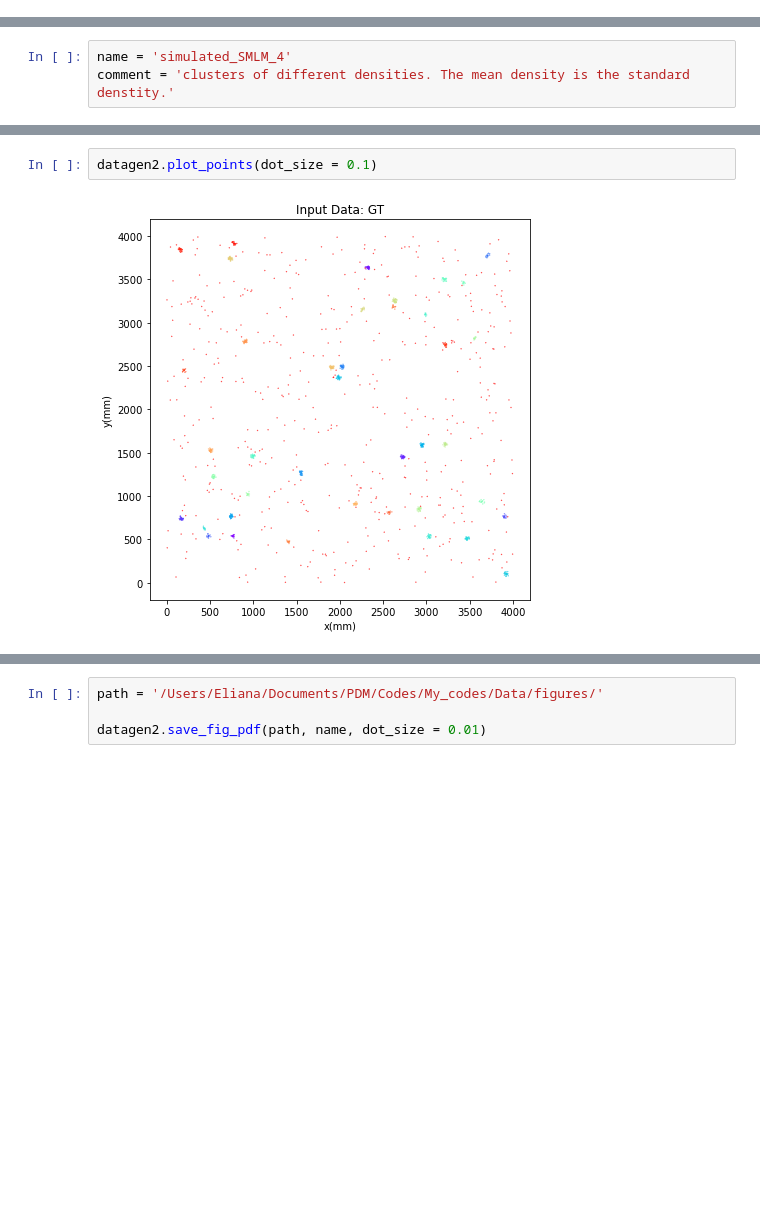
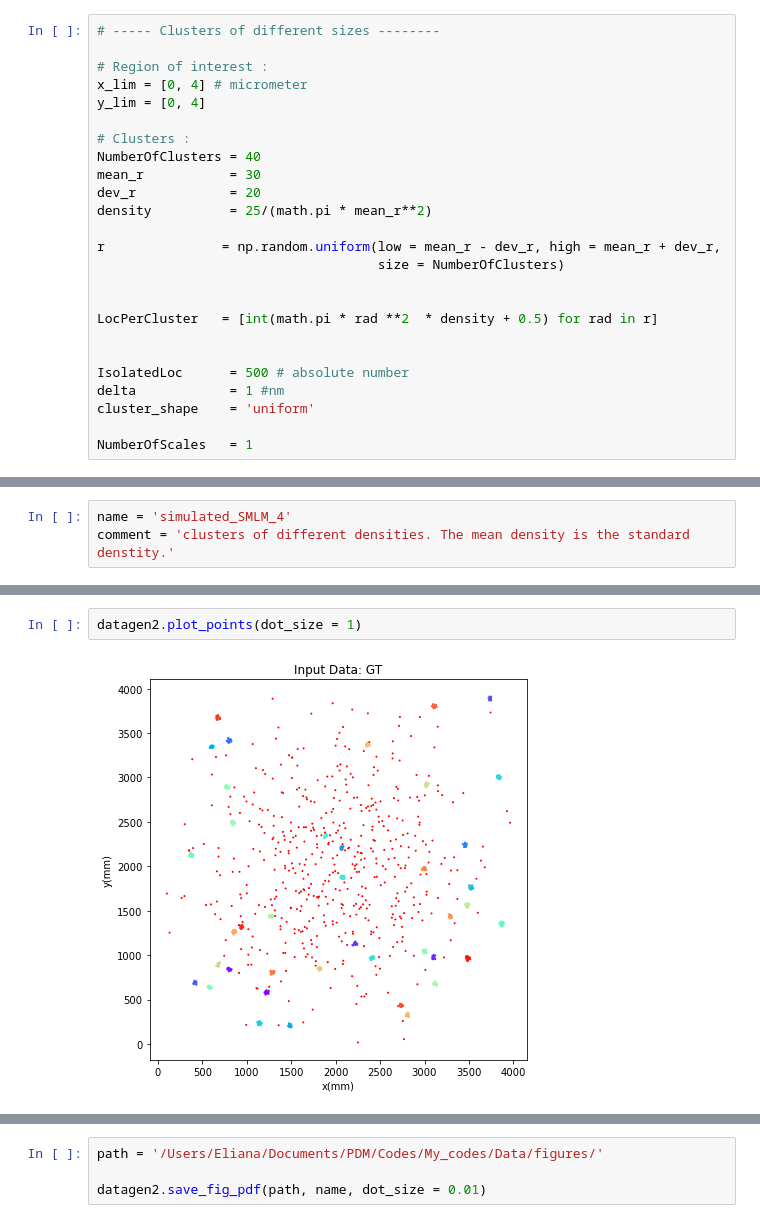
Before and after one commit to ElianaRenzo/pdm, a Jupyter notebook: My_codes/Generating_csv_data.ipynb, the cells around one changed output, grey strips where cells are left out. Drawn from its saved outputs; the diff is of its cells as text; blank space fills up the shorter version.

```diff
--- a/My_codes/Generating_csv_data.ipynb
+++ b/My_codes/Generating_csv_data.ipynb
@@ -19,6 +20,31 @@ delta            = 1 #nm
 cluster_shape    = 'uniform'
 
 NumberOfScales   = 1
+# %%
+# ----- Clusters of different sizes --------
+
+# Region of interest :
+x_lim = [0, 4] # micrometer
+y_lim = [0, 4]
+
+# Clusters :
+NumberOfClusters = 40
+mean_r           = 30
+dev_r            = 20
+density          = 25/(math.pi * mean_r**2)
+
+r               = np.random.uniform(low = mean_r - dev_r, high = mean_r + dev_r,
+                                    size = NumberOfClusters)
+
+
+LocPerCluster   = [int(math.pi * rad **2  * density + 0.5) for rad in r]
+
+
+IsolatedLoc      = 500 # absolute number
+delta            = 1 #nm
+cluster_shape    = 'uniform'
+
+NumberOfScales   = 1
 # %%
 '''
 # clusters with different densities. Average density = 25 loc/clusters.
@@ -62,4 +104,4 @@ in Scramble
 # %%
-datagen2.plot_points(dot_size = 0.1)
+datagen2.plot_points(dot_size = 1)
 # %% [output]
-[figure, old version]
+[figure, new version]
```
Also changed, not shown: parts of 6 cells of this notebook, 8 other files.
